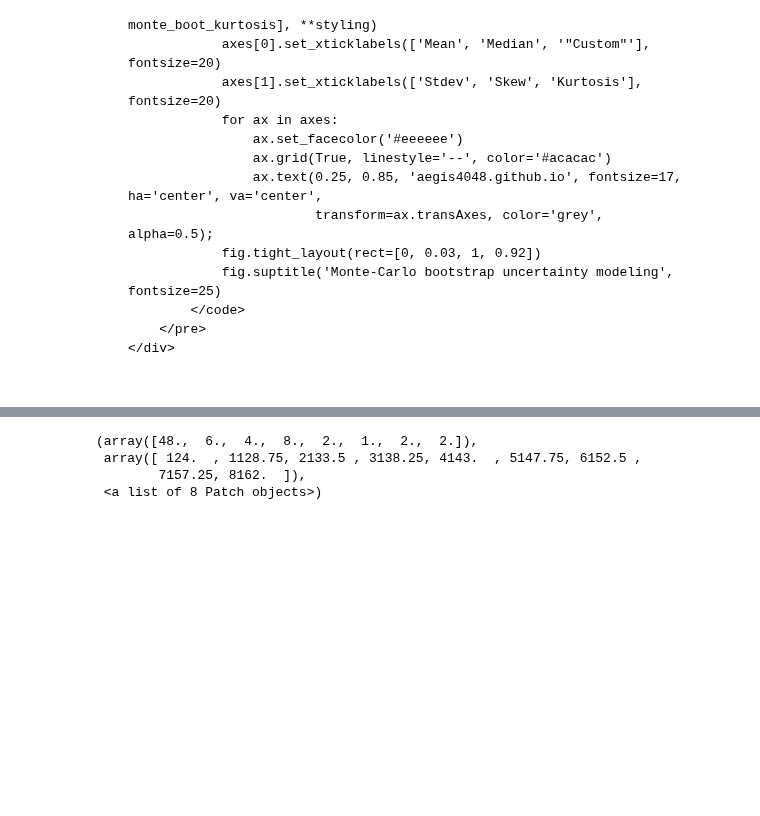
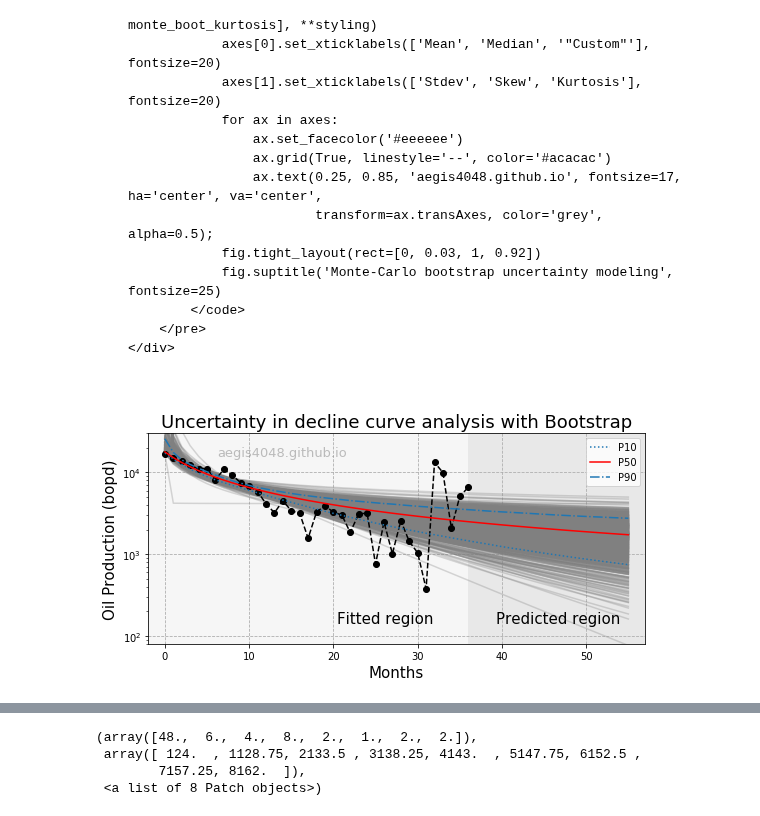
Before and after one commit to aegis4048/aegis4048.github.io, a Jupyter notebook: downloads/notebooks/confidence_interval - Copy (3).ipynb, the cells around one changed output, grey strips where cells are left out. Drawn from its saved outputs; the diff is of its cells as text; code cells hidden in the pictures; blank space fills up the shorter version.

```diff
--- a/downloads/notebooks/confidence_interval - Copy (3).ipynb
+++ b/downloads/notebooks/confidence_interval - Copy (3).ipynb
@@ -1971,0 +1964,84 @@ df = pd.read_excel('sample_data/decline_curve.xlsx', sheet_name='sheet_1')
+# %%
+import numpy as np
+import pandas as pd
+import matplotlib.pyplot as plt
+from scipy.optimize import curve_fit
+
+##################################### Prepare Data #########################################
+
+file = 'https://aegis4048.github.io/downloads/notebooks/sample_data/decline_curve.xlsx'
+df = pd.read_excel(file, sheet_name='sheet_1')
+df = df[df['Oil Prod. (bopd)'] > 200]           # remove bad data points
+t = df['Time'][1:].values[: -40]
+y = df['Oil Prod. (bopd)'][1:].values[:-40]
+x = np.array([i for i in range(len(t))])
+
+#################################### Define function #######################################
+
+def hyperbolic(x, qi, b, Di):
+    return qi / (1 + b * Di * x) ** (1 / b)
+
+################################# Bootstrap regression #####################################
+
+np.random.seed(42)
+
+y_boot_reg = []
+for i in range(1000):
+
+    # Bootstrapping
+    boot_index = np.random.choice(range(0, len(y)), len(y))
+    x_boot = x[boot_index]
+    y_boot = y[boot_index]
+
+    # Curve fit data
+    popt, pcov = curve_fit(hyperbolic, x_boot, y_boot, maxfev=100000, p0=[max(y), 0.1, 0.1])
+
+    # Define predicted region
+    pred_x = [i for i in range(x[-1], x[-1] + 20)][1:]
+    x_new = np.append(x, np.array([pred_x]))
+
+    # Predict
+    y_boot_reg = y_boot_reg + [hyperbolic(x_new, *popt)]
+
+y_boot_reg = np.array(y_boot_reg)
+
+p10 = np.percentile(y_boot_reg, 10, axis=0)
+p50 = np.percentile(y_boot_reg, 50, axis=0)
+p90 = np.percentile(y_boot_reg, 90, axis=0)
+
+# Basic curve fit
+popt, pcov = curve_fit(hyperbolic, x, y, maxfev=100000, p0=[max(y), 0.1, 0.1])
+
+###################################### Plotting ##########################################
+
+fig, ax = plt.subplots(figsize=(8, 4))
+
+for reg_sample in y_boot_reg:
+    ax.plot(x_new, reg_sample, color='grey', alpha=0.3)
+ax.plot(x, y, '--o', color='k', alpha=1)
+ax.plot(x_new, p10, ':',color='#1f77b4', alpha=1, label='P10')
+ax.plot(x_new, hyperbolic(x_new, *popt), color='r', label='P50')
+ax.plot(x_new, p90, '-.',color='#1f77b4', alpha=1, label='P90')
+
+ax.set_yscale('log')
+ax.set_ylim(80, 30000)
+ax.set_xlim(-2, 57)
+ax.set_xlabel('Months', fontsize=15)
+ax.set_ylabel('Oil Production (bopd)', fontsize=15)
+ax.set_title('Uncertainty in decline curve analysis with Bootstrap', fontsize=18)
+ax.grid(True, linestyle='--', color='#acacac')
+
+ax.axvspan(-2, x[-1], facecolor='#efefef', alpha=0.5)
+ax.axvspan(x[-1], 57, facecolor='lightgrey', alpha=0.5)
+
+ax.text(0.38, 0.1, 'Fitted region', fontsize=15,
+        transform=ax.transAxes, color='k')
+ax.text(0.7, 0.1, 'Predicted region', fontsize=15,
+        transform=ax.transAxes, color='k')
+ax.text(0.27, 0.91, 'aegis4048.github.io', fontsize=13, ha='center', va='center',
+        transform=ax.transAxes, color='grey', alpha=0.5)
+ax.legend()
+
+fig.tight_layout()
+# %% [output]
+[figure, added]
```
Also changed, not shown: parts of 7 cells of this notebook, 23 other files.
